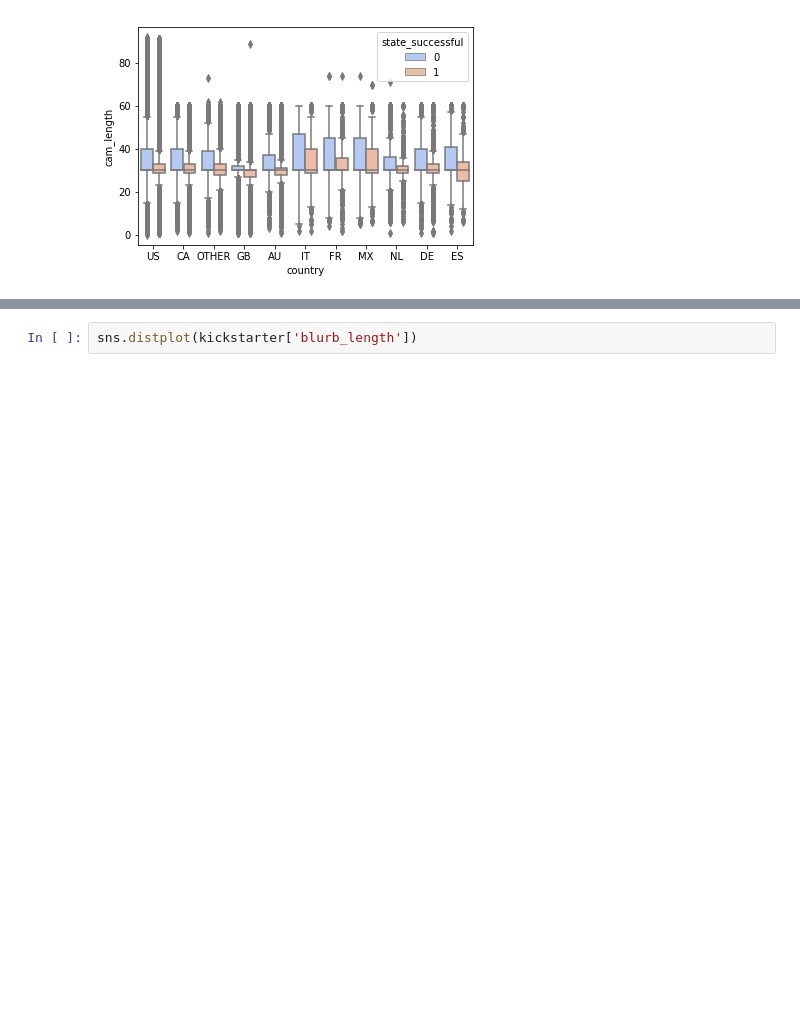
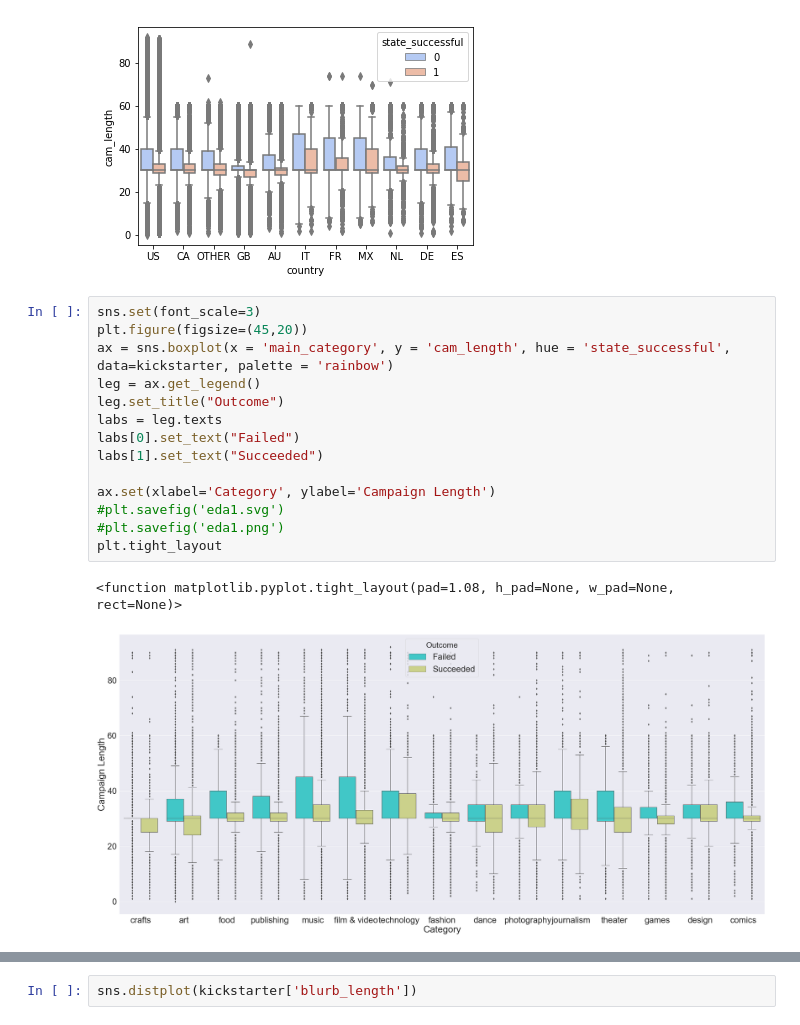
Before and after one commit to natashaborders-zz/Predicting_Kickstarter_Campaign_Success, a Jupyter notebook: Exploratory_Data_Analysis_Workbooks/EDA.ipynb, the cells around one changed output, grey strips where cells are left out. Drawn from its saved outputs; the diff is of its cells as text; blank space fills up the shorter version.

```diff
--- a/Exploratory_Data_Analysis_Workbooks/EDA.ipynb
+++ b/Exploratory_Data_Analysis_Workbooks/EDA.ipynb
@@ -107,3 +97,20 @@ sns.boxplot(x="country", y="cam_length", hue="state_successful",data=kickstarter
 # %% [output]
 <matplotlib.axes._subplots.AxesSubplot at 0x...>
 [figure]
+# %%
+sns.set(font_scale=3)
+plt.figure(figsize=(45,20))
+ax = sns.boxplot(x = 'main_category', y = 'cam_length', hue = 'state_successful', data=kickstarter, palette = 'rainbow')
+leg = ax.get_legend()
+leg.set_title("Outcome")
+labs = leg.texts
+labs[0].set_text("Failed")
+labs[1].set_text("Succeeded")
+
+ax.set(xlabel='Category', ylabel='Campaign Length')
+#plt.savefig('eda1.svg')
+#plt.savefig('eda1.png')
+plt.tight_layout
+# %% [output]
+<function matplotlib.pyplot.tight_layout(pad=1.08, h_pad=None, w_pad=None, rect=None)>
+[figure, added]
```
Also changed, not shown: parts of 5 cells of this notebook, 43 other files.
